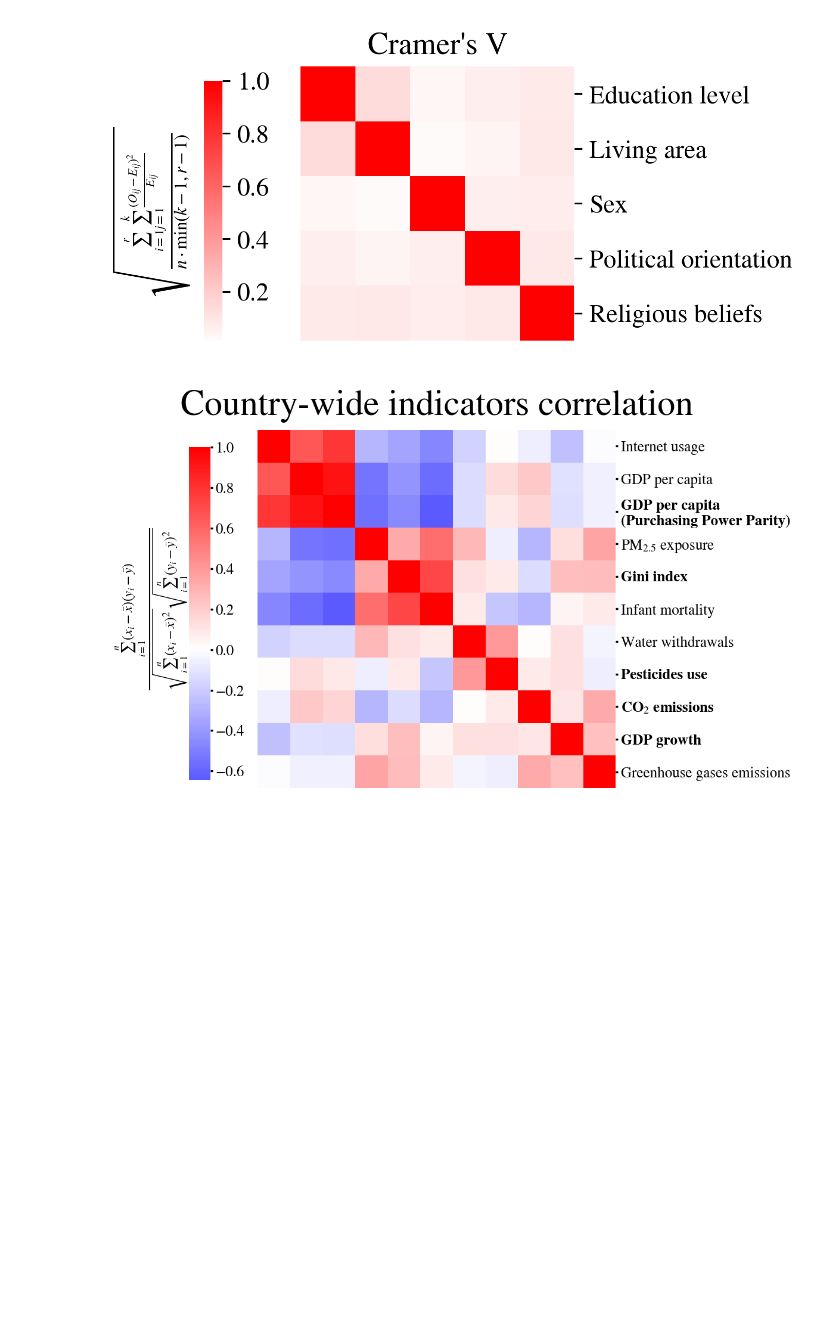
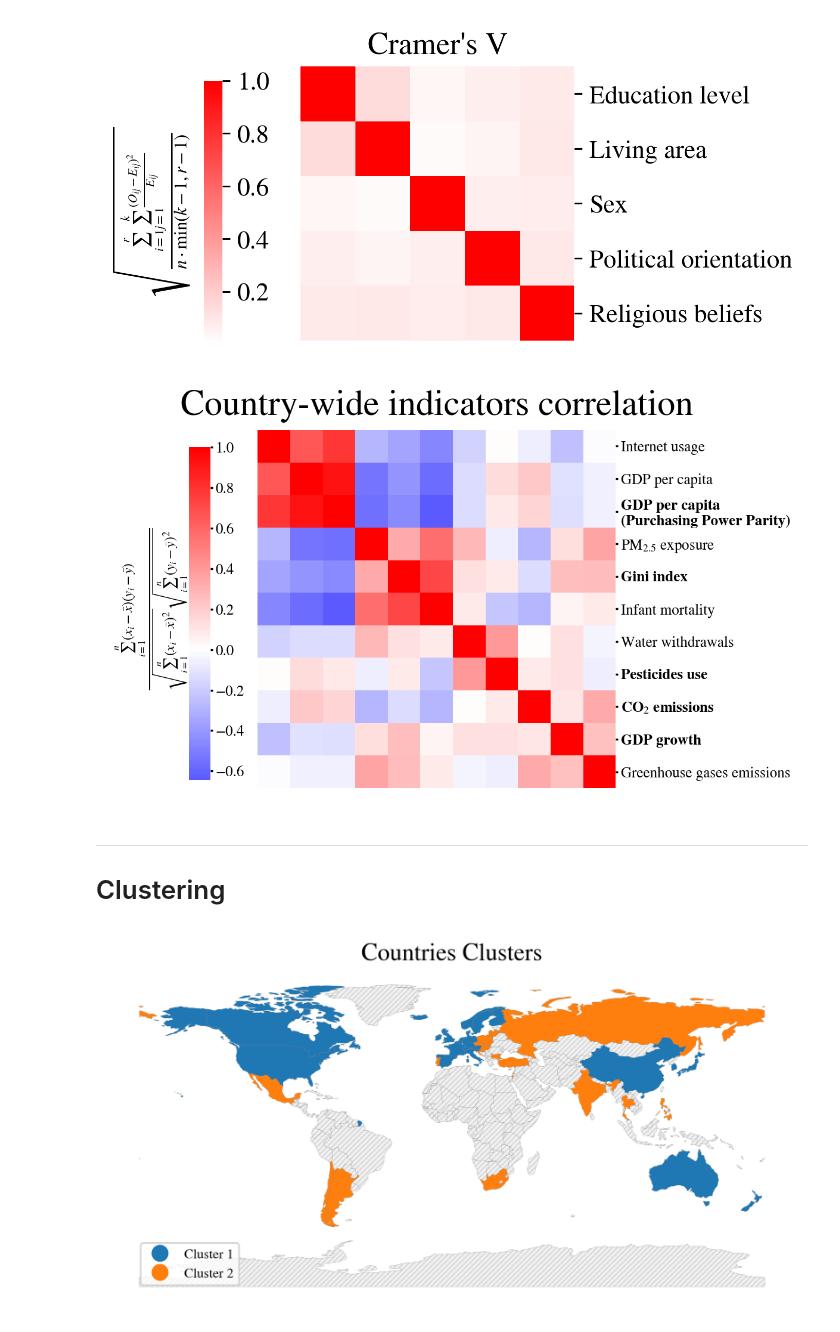
Before and after one commit to EdoardoTronconi/TesiMagistrale, a Jupyter notebook: Notebooks/Paper_figures.ipynb, the cells around one changed output. Saved outputs shown, nothing was run; the diff lists cells and outputs as text; code cells hidden in the pictures; blank space fills up the shorter version.

Commit message:
progress on paper figures

```diff
--- a/Notebooks/Paper_figures.ipynb
+++ b/Notebooks/Paper_figures.ipynb
@@ -27,6 +34,9 @@ plt.rcParams.update({'figure.figsize': [6.0, 4.0],
 pd.set_option('display.max_columns', 500)
 # %%
 #load variables
+
+#geopandas worldmap
+worldmap = gpd.GeoDataFrame(pd.read_pickle("../Processed_Data/misc/worldmap.pickle"))
 
 #dataset with unclustered questions (answers converted to numerical ranges, no indicators)
 questions_dataset = pd.read_pickle("../Saved_variables/data_issp_questions_numerical.pickle").droplevel(axis=1, level=0)
@@ -71,12 +81,19 @@ del(macro_indicators_dict, newcols)
 
 
 #series with belonging cluster for each country
-countries_clusters = pd.read_pickle("../Saved_variables/countries_cluster.pickle")
+countries_cluster = pd.read_pickle("../Saved_variables/countries_cluster.pickle")
 
 #predictive modeling results
 recapTable_tensorflow = pd.read_pickle("../Saved_variables/predictive_indicators_merged_tensorflow.pickle")
 recapTable_mixedLM = pd.read_pickle("../Saved_variables/predictive_indicators_mixedLM.pickle")
 recapTable_trees = pd.read_pickle("../Saved_variables/predictive_indicators_trees.pickle")
+
+#env concern dimension conversions for plot titles
+titleTopic = {
+        "Awareness" : "Awareness",
+        "Will to make sacrifices" : "Will",
+        "Efficacy of environmental action" : "EnvEff"
+    }
 # %% [markdown]
 ___
 # Workflow (TODO)
@@ -231,3 +248,44 @@ clm.ax_heatmap.set_title("Country-wide indicators correlation");
 clm.savefig("../PaperFigures/country-wide_correlation.pdf", format="pdf")
 # %% [output]
 [figure]
+# %% [markdown]
+___
+# Clustering
+# %%
+data = full_dataset.loc[:, "Environmental concern dimension"].groupby("Country").mean().reset_index()
+data["cluster"] = data["Country"].map(lambda x: 0 if countries_cluster[x] == "Cluster 1" else 1)
+data = data.set_index("Country")
+
+worldmap.index.name = "Country"
+c_names = {
+    "United States of America" : "United States",
+    "South Korea" : "South Korea",
+    "Turkey" : "Turkiye",
+}
+worldmap.index = worldmap.index.map(lambda c: c_names.get(c,c))
+worldmap_issp = worldmap.loc[[c for c in worldmap.index if c in data.index]]
+worldmap_other = worldmap.loc[[c for c in worldmap.index if c not in data.index]]
+
+fig, ax = plt.subplots()
+
+cmap = mpl.colors.ListedColormap(['tab:blue', 'tab:orange'])
+
+worldmap_issp["cluster"] = data["cluster"].astype("category")
+worldmap_issp = worldmap_issp.sort_values(by=["cluster"])
+worldmap_issp.plot(column="cluster", cmap=cmap, edgecolor="grey", linewidth=0.1, ax=ax, legend=True)
+worldmap_other.plot(color=[1,1,1], edgecolor="gray", linewidth=0.1, hatch="////////", ax=ax)
+worldmap_other.plot(edgecolor="gray", linewidth=0.1, color=[0.95,0.95,0.95], alpha=0.8, ax=ax)
+ax.axis("off")
+
+handles = ax.get_legend().legend_handles
+
+ax.get_legend().remove()
+plt.legend(handles,["Cluster 1", "Cluster 2"], fontsize=8, loc=(.0475,.05))
+ax.get_legend().handletextpad = 0
+
+ax.set_title("Countries Clusters")
+
+fig.tight_layout()
+fig.savefig(f"../PaperFigures/countries_clusters.pdf", format="pdf")
+# %% [output]
+[figure, added]
```
Also changed, not shown: parts of 6 cells of this notebook, 1 other file.
